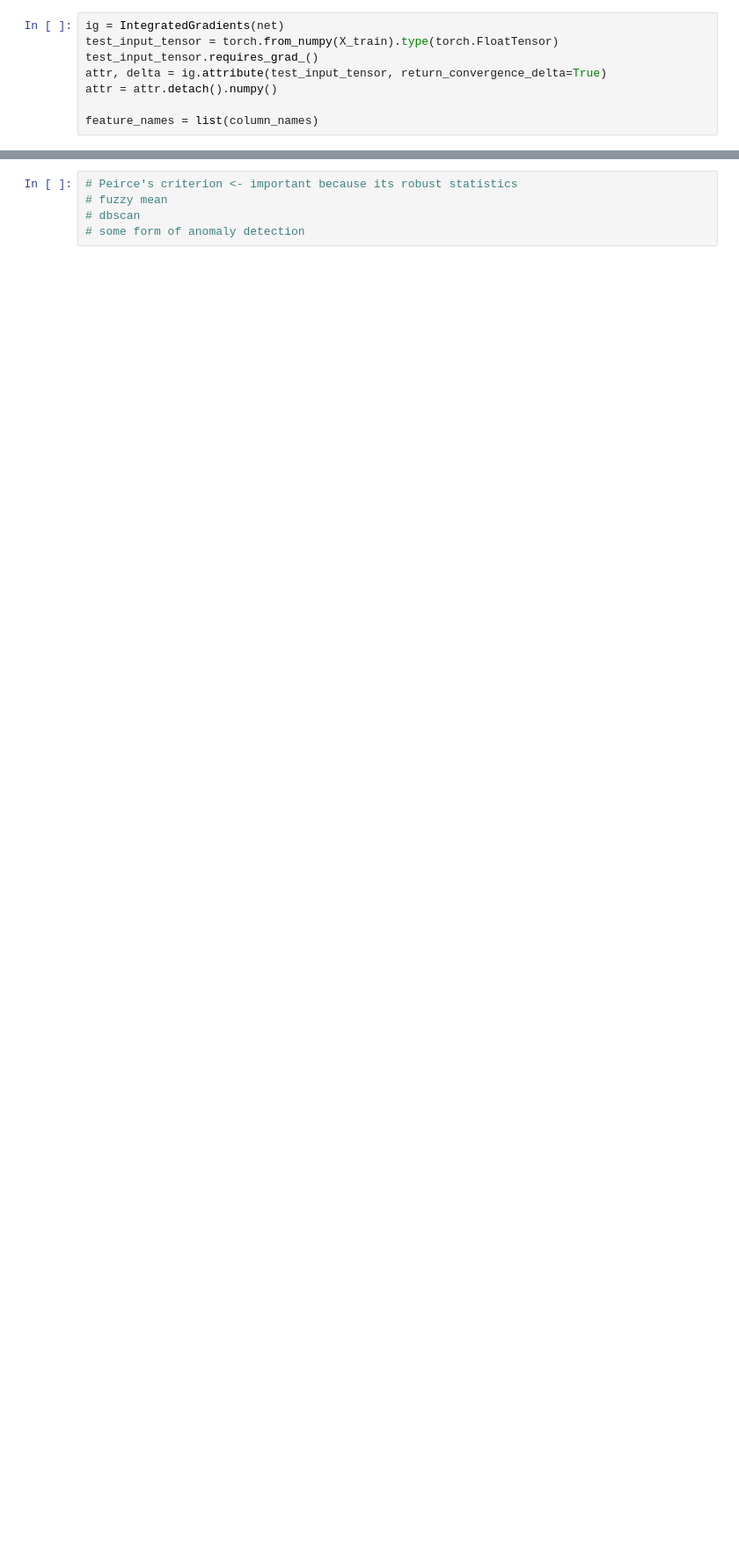
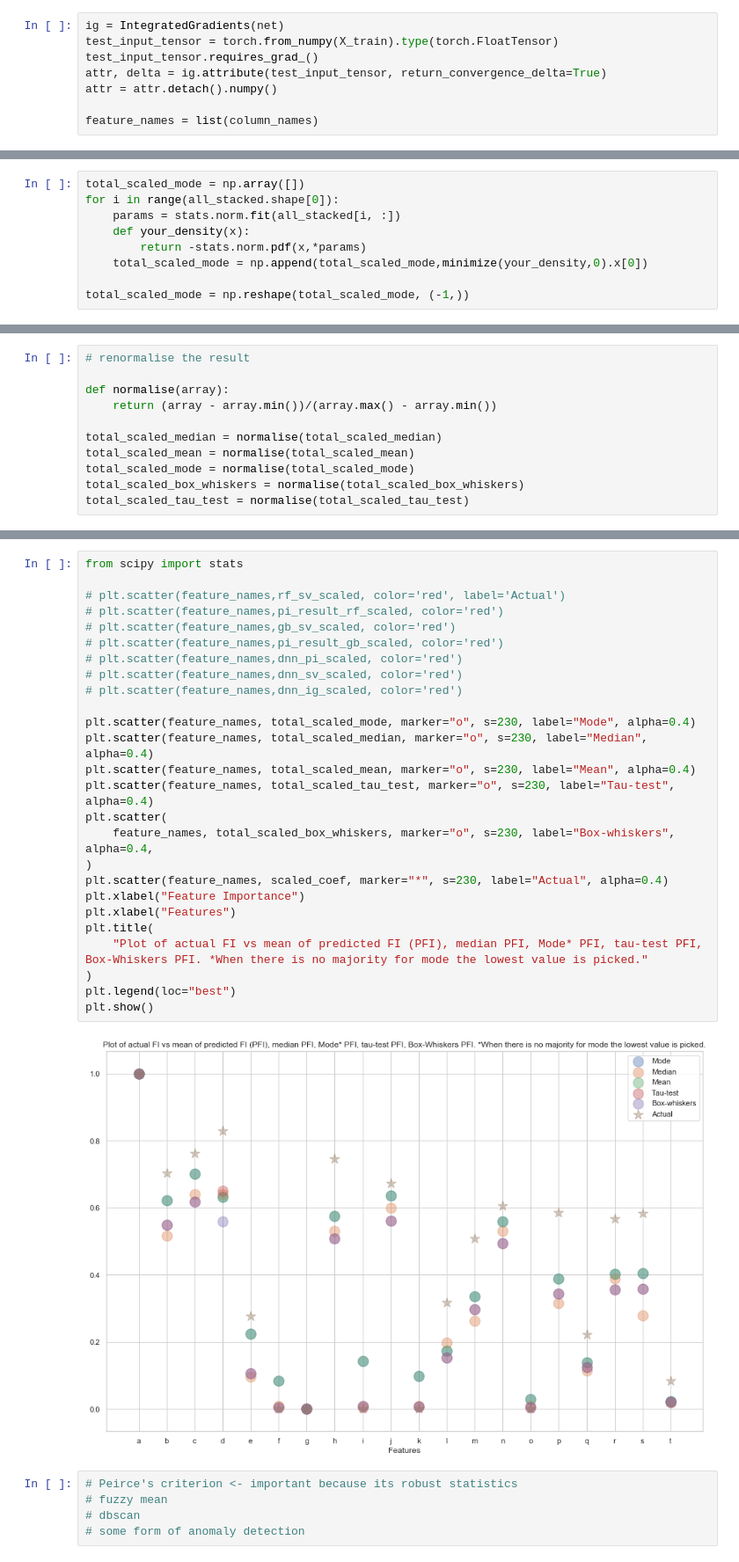
Before and after one commit to divishrengasamy/ensemble-feature-importance, a Jupyter notebook: Ensemble Feature Importance.ipynb, the cells around one changed output, grey strips where cells are left out. Shown: that part at 88% size. Cells and saved outputs as stored; diff of their text form; blank space fills up the shorter version.

```diff
--- a/Ensemble Feature Importance.ipynb
+++ b/Ensemble Feature Importance.ipynb
@@ -739,0 +635,9 @@ plt.show()
+# %%
+total_scaled_mode = np.array([])
+for i in range(all_stacked.shape[0]):
+    params = stats.norm.fit(all_stacked[i, :])
+    def your_density(x):
+        return -stats.norm.pdf(x,*params)
+    total_scaled_mode = np.append(total_scaled_mode,minimize(your_density,0).x[0])
+
+total_scaled_mode = np.reshape(total_scaled_mode, (-1,))
@@ -739,0 +646,11 @@ plt.show()
+# %%
+# renormalise the result
+
+def normalise(array):
+    return (array - array.min())/(array.max() - array.min())
+
+total_scaled_median = normalise(total_scaled_median)
+total_scaled_mean = normalise(total_scaled_mean)
+total_scaled_mode = normalise(total_scaled_mode)
+total_scaled_box_whiskers = normalise(total_scaled_box_whiskers)
+total_scaled_tau_test = normalise(total_scaled_tau_test)
@@ -740,3 +721,31 @@ plt.show()
+# %%
+from scipy import stats
+
+# plt.scatter(feature_names,rf_sv_scaled, color='red', label='Actual')
+# plt.scatter(feature_names,pi_result_rf_scaled, color='red')
+# plt.scatter(feature_names,gb_sv_scaled, color='red')
+# plt.scatter(feature_names,pi_result_gb_scaled, color='red')
+# plt.scatter(feature_names,dnn_pi_scaled, color='red')
+# plt.scatter(feature_names,dnn_sv_scaled, color='red')
+# plt.scatter(feature_names,dnn_ig_scaled, color='red')
+
+plt.scatter(feature_names, total_scaled_mode, marker="o", s=230, label="Mode", alpha=0.4)
+plt.scatter(feature_names, total_scaled_median, marker="o", s=230, label="Median", alpha=0.4)
+plt.scatter(feature_names, total_scaled_mean, marker="o", s=230, label="Mean", alpha=0.4)
+plt.scatter(feature_names, total_scaled_tau_test, marker="o", s=230, label="Tau-test", alpha=0.4)
+plt.scatter(
+    feature_names, total_scaled_box_whiskers, marker="o", s=230, label="Box-whiskers", alpha=0.4,
+)
+plt.scatter(feature_names, scaled_coef, marker="*", s=230, label="Actual", alpha=0.4)
+plt.xlabel("Feature Importance")
+plt.xlabel("Features")
+plt.title(
+    "Plot of actual FI vs mean of predicted FI (PFI), median PFI, Mode* PFI, tau-test PFI, Box-Whiskers PFI. *When there is no majority for mode the lowest value is picked."
+)
+plt.legend(loc="best")
+plt.show()
+# %% [output]
+[figure, added]
 # %%
 # Peirce's criterion <- important because its robust statistics
 # fuzzy mean
```
Also changed, not shown: parts of 73 cells of this notebook.
